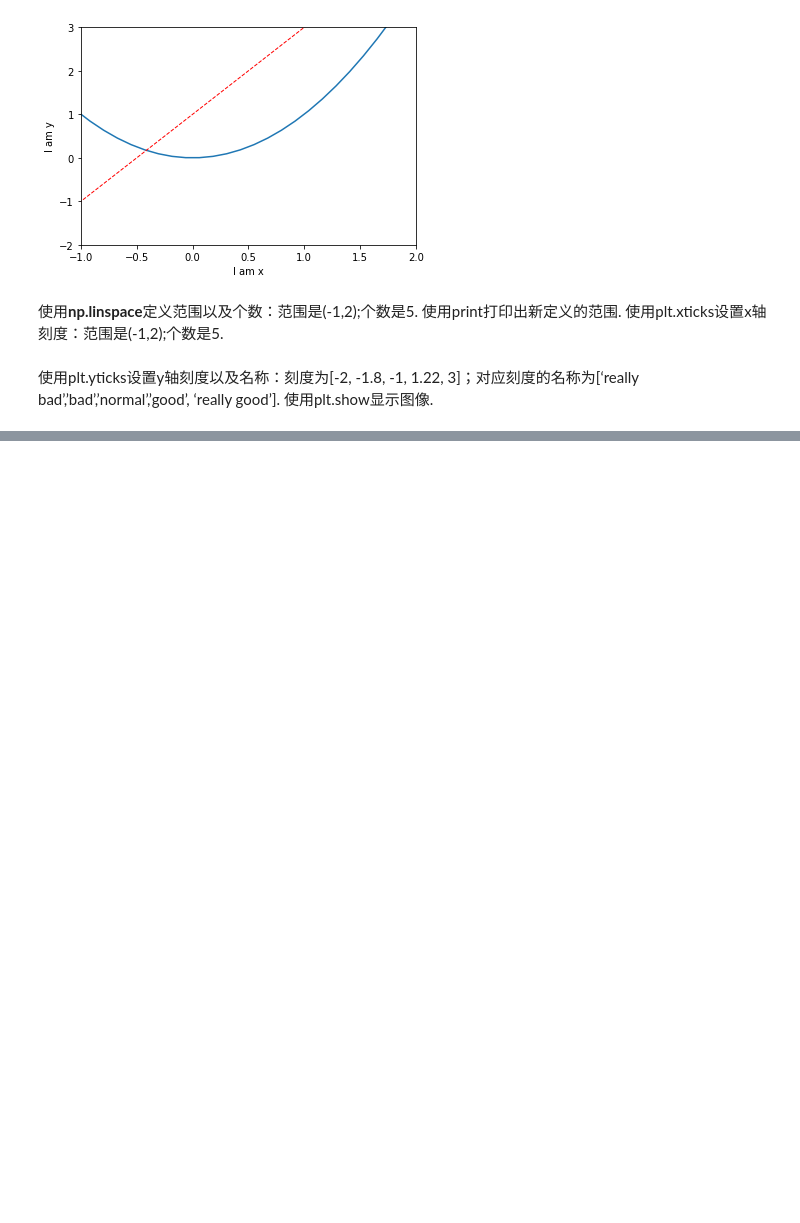
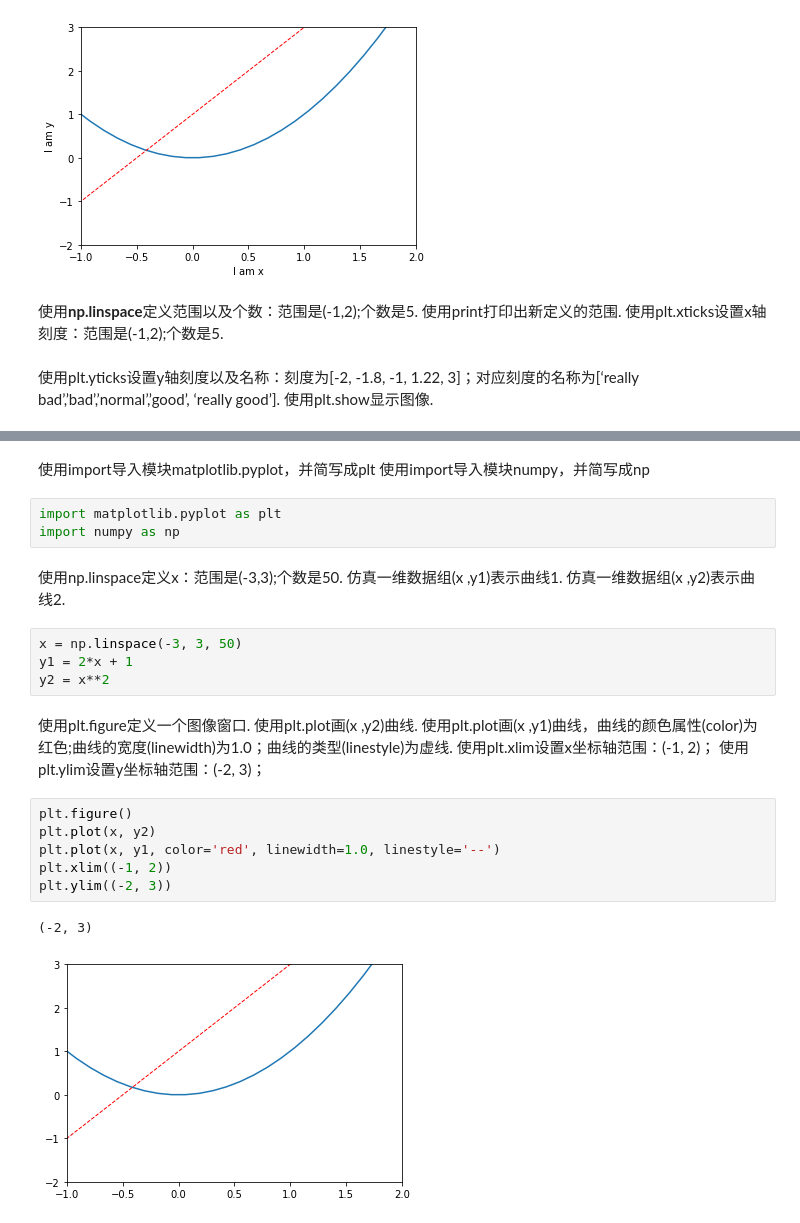
Before and after one commit to van0303/Matplotlib_notebook, a Jupyter notebook: notebooks/00_基本使用.ipynb, the cells around one changed output, grey strips where cells are left out. Cells and saved outputs as stored; diff of their text form; blank space fills up the shorter version.

```diff
--- a/notebooks/00_基本使用.ipynb
+++ b/notebooks/00_基本使用.ipynb
@@ -113,0 +119,22 @@ plt.show()
+# %% [markdown]
+使用import导入模块matplotlib.pyplot，并简写成plt 使用import导入模块numpy，并简写成np
+# %%
+import matplotlib.pyplot as plt
+import numpy as np
+# %% [markdown]
+使用np.linspace定义x：范围是(-3,3);个数是50. 仿真一维数据组(x ,y1)表示曲线1. 仿真一维数据组(x ,y2)表示曲线2.
+# %%
+x = np.linspace(-3, 3, 50)
+y1 = 2*x + 1
+y2 = x**2
+# %% [markdown]
+使用plt.figure定义一个图像窗口. 使用plt.plot画(x ,y2)曲线. 使用plt.plot画(x ,y1)曲线，曲线的颜色属性(color)为红色;曲线的宽度(linewidth)为1.0；曲线的类型(linestyle)为虚线. 使用plt.xlim设置x坐标轴范围：(-1, 2)； 使用plt.ylim设置y坐标轴范围：(-2, 3)；
+# %%
+plt.figure()
+plt.plot(x, y2)
+plt.plot(x, y1, color='red', linewidth=1.0, linestyle='--')
+plt.xlim((-1, 2))
+plt.ylim((-2, 3))
+# %% [output]
+(-2, 3)
+[figure, added]
```
Also changed, not shown: parts of 10 cells of this notebook.
